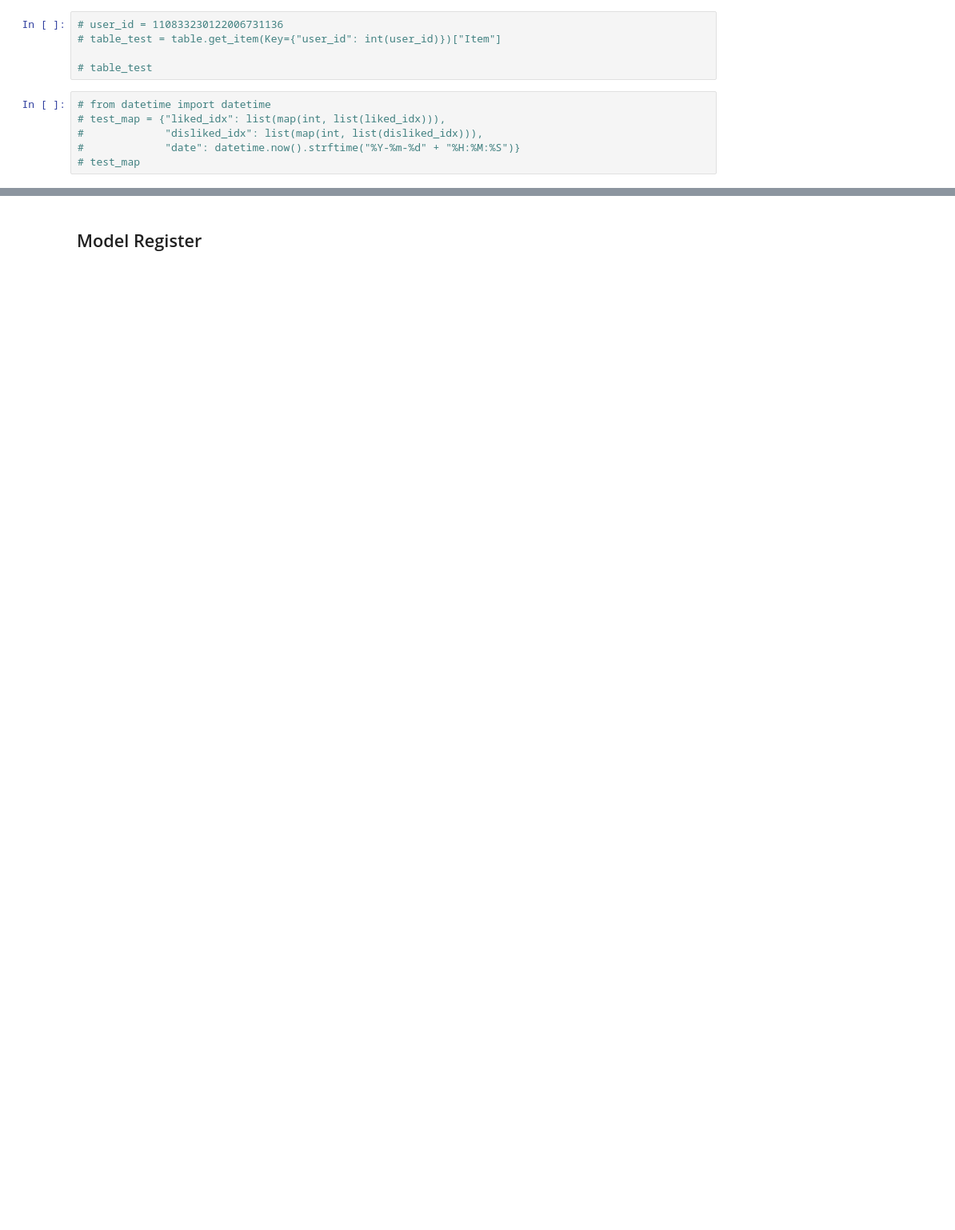
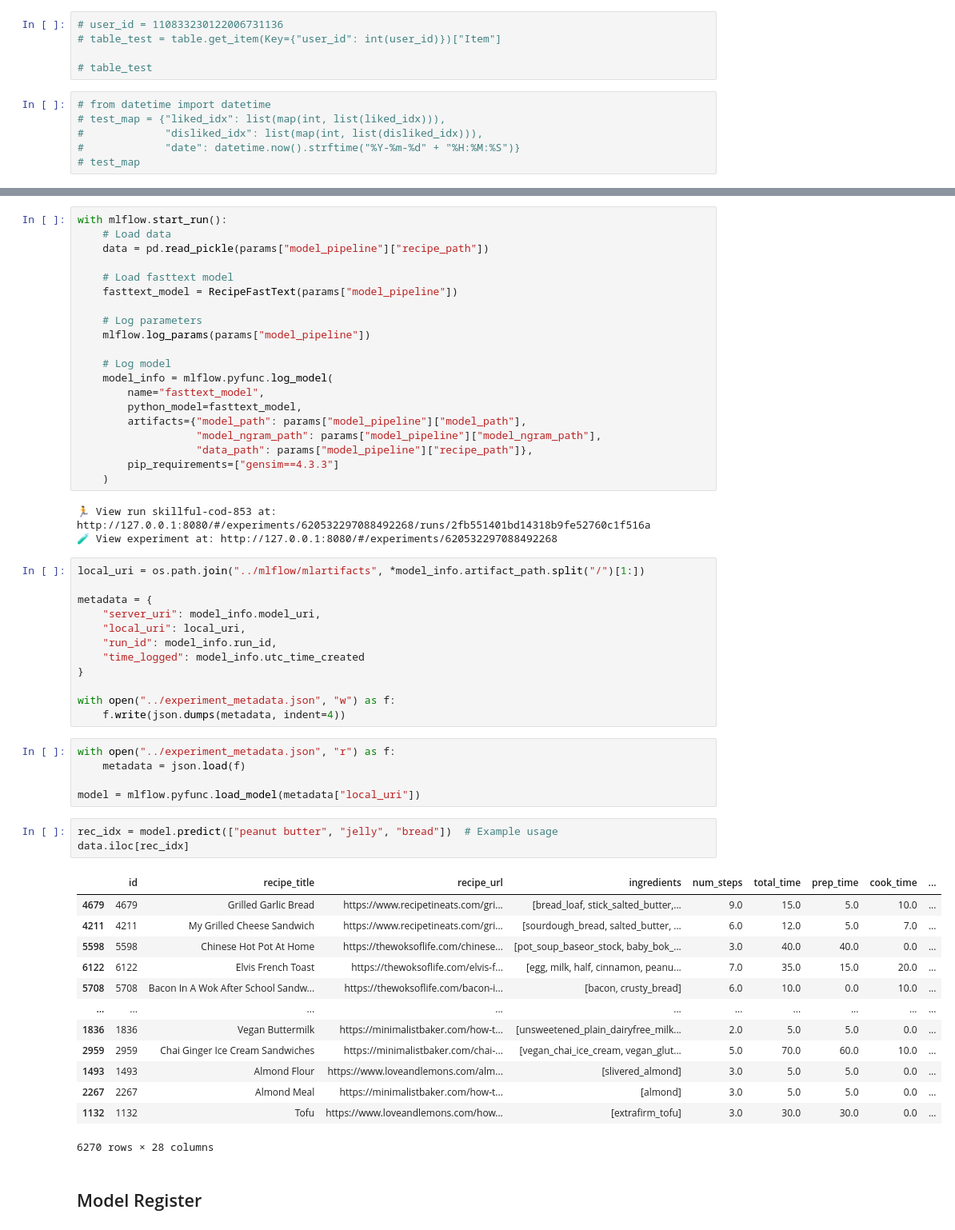
Before and after one commit to alfredmastan/food-recommendation, a Jupyter notebook: notebooks/model_training.ipynb, the cells around one changed output, grey strips where cells are left out. Shown at 80% size. Drawn from its saved outputs; the diff is of its cells as text; blank space fills up the shorter version.

```diff
--- a/notebooks/model_training.ipynb
+++ b/notebooks/model_training.ipynb
@@ -271,3 +294,60 @@ query: ['chicken thighs', 'rice', 'peanut butter', 'almond milk', 'kecap manis',
+# %%
+with mlflow.start_run():
+    # Load data
+    data = pd.read_pickle(params["model_pipeline"]["recipe_path"])
+
+    # Load fasttext model
+    fasttext_model = RecipeFastText(params["model_pipeline"])
+
+    # Log parameters
+    mlflow.log_params(params["model_pipeline"])
+
+    # Log model
+    model_info = mlflow.pyfunc.log_model(
+        name="fasttext_model",
+        python_model=fasttext_model,
+        artifacts={"model_path": params["model_pipeline"]["model_path"],
+                   "model_ngram_path": params["model_pipeline"]["model_ngram_path"],
+                   "data_path": params["model_pipeline"]["recipe_path"]},
+        pip_requirements=["gensim==4.3.3"]
+    )
+# %% [output]
+🏃 View run skillful-cod-853 at: http://127.0.0.1:8080/#/experiments/620532297088492268/runs/2fb551401bd14318b9fe52760c1f516a
+🧪 View experiment at: http://127.0.0.1:8080/#/experiments/620532297088492268
+# %%
+local_uri = os.path.join("../mlflow/mlartifacts", *model_info.artifact_path.split("/")[1:])
+
+metadata = {
+    "server_uri": model_info.model_uri,
+    "local_uri": local_uri,
+    "run_id": model_info.run_id,
+    "time_logged": model_info.utc_time_created
+}
+
+with open("../experiment_metadata.json", "w") as f:
+    f.write(json.dumps(metadata, indent=4))
+# %%
+with open("../experiment_metadata.json", "r") as f:
+    metadata = json.load(f)
+
+model = mlflow.pyfunc.load_model(metadata["local_uri"])
+# %%
+rec_idx = model.predict(["peanut butter", "jelly", "bread"])  # Example usage
+data.iloc[rec_idx]
+# %% [output]
+|  | id | recipe_title | recipe_url | ingredients | num_steps | total_time | prep_time | cook_time | ... |
+| 4679 | 4679 | Grilled Garlic Bread | https://www.recipetineats.com/gri... | [bread_loaf, stick_salted_butter,... | 9.0 | 15.0 | 5.0 | 10.0 | ... |
+| 4211 | 4211 | My Grilled Cheese Sandwich | https://www.recipetineats.com/gri... | [sourdough_bread, salted_butter, ... | 6.0 | 12.0 | 5.0 | 7.0 | ... |
+| 5598 | 5598 | Chinese Hot Pot At Home | https://thewoksoflife.com/chinese... | [pot_soup_baseor_stock, baby_bok_... | 3.0 | 40.0 | 40.0 | 0.0 | ... |
+| 6122 | 6122 | Elvis French Toast | https://thewoksoflife.com/elvis-f... | [egg, milk, half, cinnamon, peanu... | 7.0 | 35.0 | 15.0 | 20.0 | ... |
+| 5708 | 5708 | Bacon In A Wok After School Sandw... | https://thewoksoflife.com/bacon-i... | [bacon, crusty_bread] | 6.0 | 10.0 | 0.0 | 10.0 | ... |
+| ... | ... | ... | ... | ... | ... | ... | ... | ... | ... |
+| 1836 | 1836 | Vegan Buttermilk | https://minimalistbaker.com/how-t... | [unsweetened_plain_dairyfree_milk... | 2.0 | 5.0 | 5.0 | 0.0 | ... |
+| 2959 | 2959 | Chai Ginger Ice Cream Sandwiches | https://minimalistbaker.com/chai-... | [vegan_chai_ice_cream, vegan_glut... | 5.0 | 70.0 | 60.0 | 10.0 | ... |
+| 1493 | 1493 | Almond Flour | https://www.loveandlemons.com/alm... | [slivered_almond] | 3.0 | 5.0 | 5.0 | 0.0 | ... |
+| 2267 | 2267 | Almond Meal | https://minimalistbaker.com/how-t... | [almond] | 3.0 | 5.0 | 5.0 | 0.0 | ... |
+| 1132 | 1132 | Tofu | https://www.loveandlemons.com/how... | [extrafirm_tofu] | 3.0 | 30.0 | 30.0 | 0.0 | ... |
+6270 rows × 28 columns
 # %% [markdown]
 ## Model Register
 # %%
```
Also changed, not shown: parts of 19 cells of this notebook, 3 other files.
